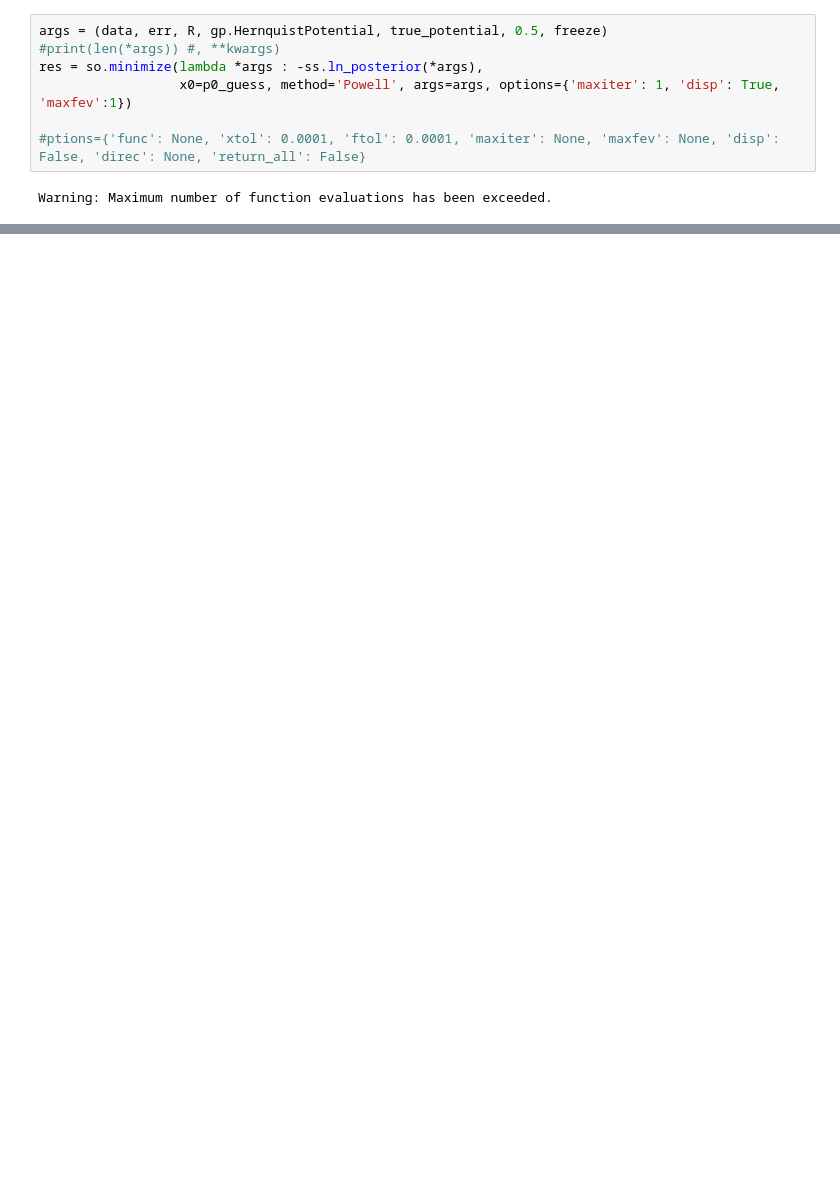
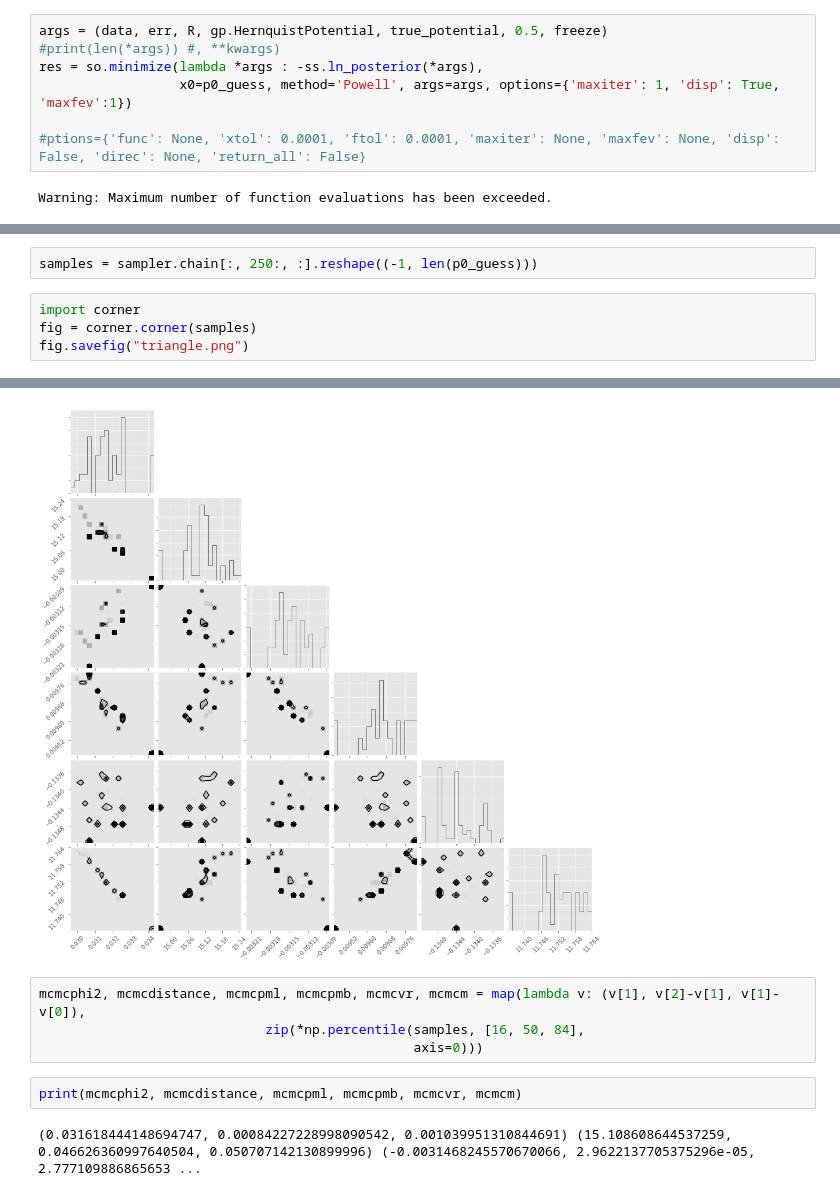
Before and after one commit to andersdot/gaiaDR2, a Jupyter notebook: fitAnOrbit.ipynb, the cells around one changed output, grey strips where cells are left out. Cells and saved outputs as stored; diff of their text form; blank space fills up the shorter version.

```diff
--- a/fitAnOrbit.ipynb
+++ b/fitAnOrbit.ipynb
@@ -237,0 +253,7 @@ for i in range(5):
+# %%
+samples = sampler.chain[:, 250:, :].reshape((-1, len(p0_guess)))
+# %%
+import corner
+fig = corner.corner(samples)
+fig.savefig("triangle.png")
+# %% [output]
@@ -237,0 +273,9 @@ for i in range(5):
+[figure, added]
+# %%
+mcmcphi2, mcmcdistance, mcmcpml, mcmcpmb, mcmcvr, mcmcm = map(lambda v: (v[1], v[2]-v[1], v[1]-v[0]),
+                             zip(*np.percentile(samples, [16, 50, 84],
+                                                axis=0)))
+# %%
+print(mcmcphi2, mcmcdistance, mcmcpml, mcmcpmb, mcmcvr, mcmcm)
+# %% [output]
+(0.031618444148694747, 0.00084227228998090542, 0.001039951310844691) (15.108608644537259, 0.046626360997640504, 0.050707142130899996) (-0.0031468245570670066, 2.9622137705375296e-05, 2.777109886865653 ...
```
Also changed, not shown: parts of 18 cells of this notebook.
